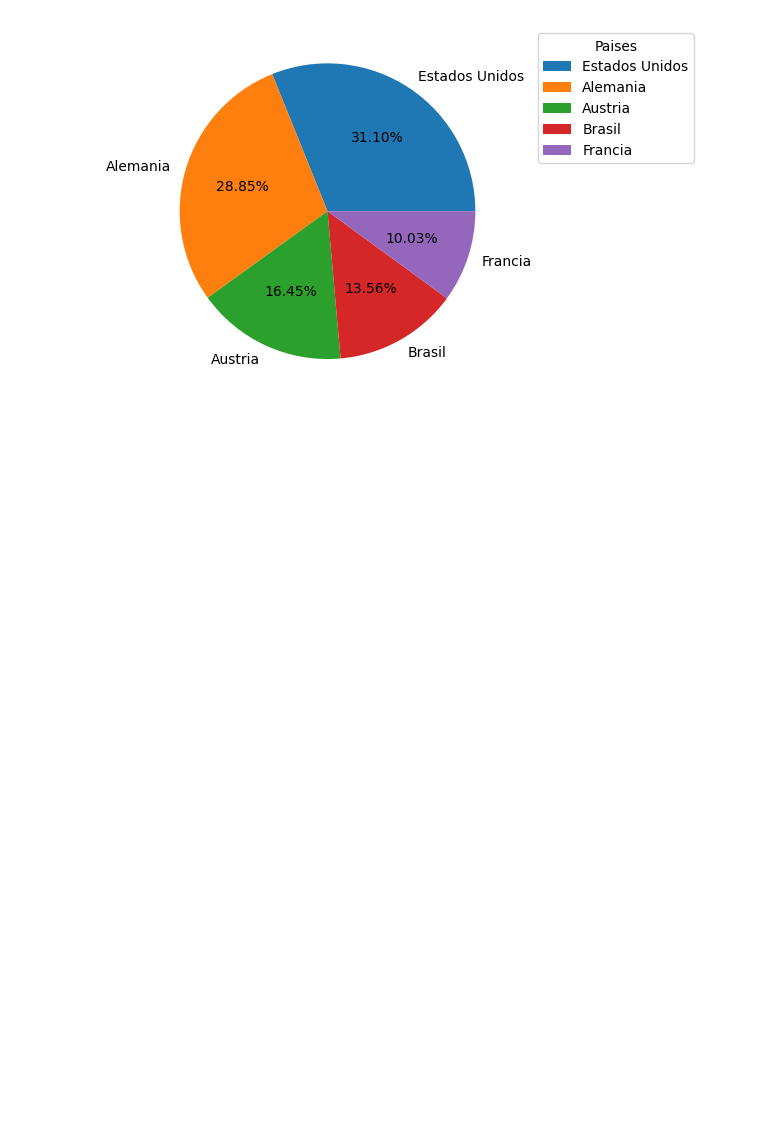
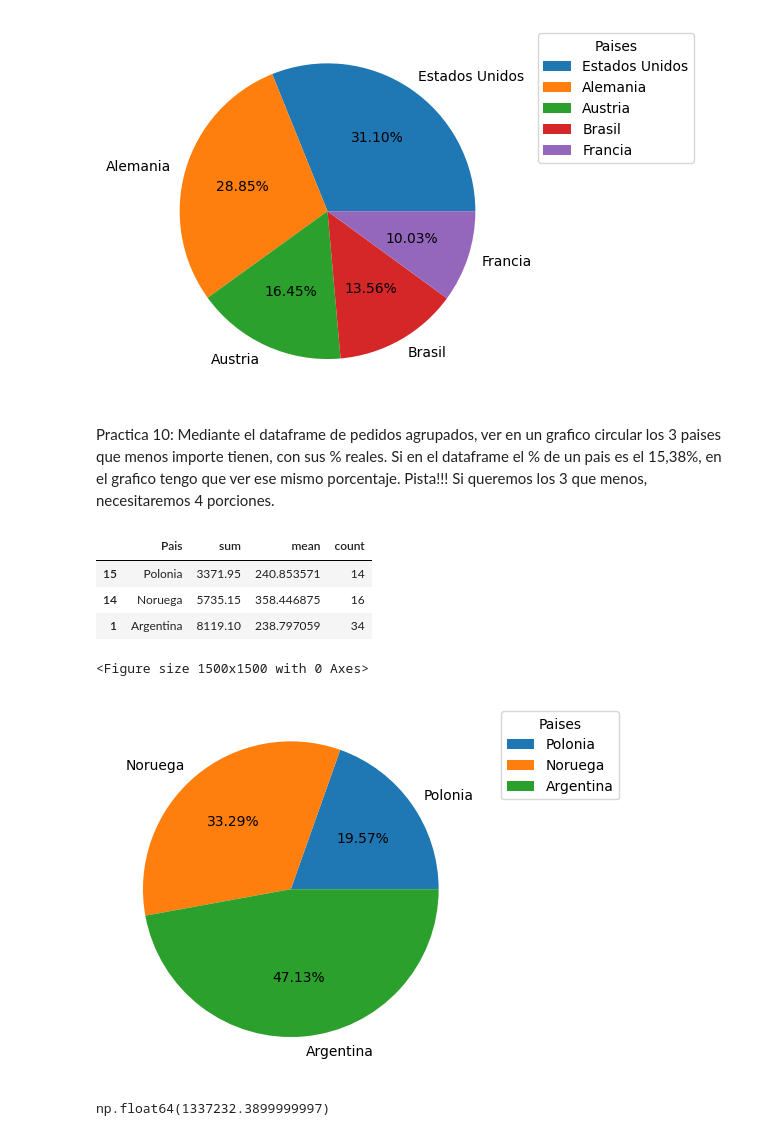
Before and after one commit to rogerloop/2026-04-29_Python3_Ciencia-de-datos-Python-Institute-PCAD-31-Ed2, a Jupyter notebook: 2026-05-11_Python3.ipynb, the cells around one changed output. Cells and saved outputs as stored; diff of their text form; code cells hidden in the pictures; blank space fills up the shorter version.

```diff
--- a/2026-05-11_Python3.ipynb
+++ b/2026-05-11_Python3.ipynb
@@ -225,3 +232,83 @@ plt.show()
 # %% [output]
 <Figure size 1500x1500 with 0 Axes>
 [figure]
+# %% [markdown]
+Practica 10: Mediante el dataframe de pedidos agrupados, ver en un grafico circular los 3 paises que menos importe tienen, con sus % reales.
+Si en el dataframe el % de un pais es el 15,38%, en el grafico tengo que ver
+ese mismo porcentaje.
+Pista!!! Si queremos los 3 que menos, necesitaremos 4 porciones.
+# %%
+pedidos_agrupados_resto = pedidos_agrupados.nsmallest(3, "sum")
+
+pedidos_agrupados_resto
+# %% [output]
+|  | Pais | sum | mean | count |
+| 15 | Polonia | 3371.95 | 240.853571 | 14 |
+| 14 | Noruega | 5735.15 | 358.446875 | 16 |
+| 1 | Argentina | 8119.10 | 238.797059 | 34 |
+# %%
+# 0. Importar las librerias necesarias
+import pandas as pd
+
+# 1. Ajustar la ruta del fichero excel
+
+ruta_excel = "/Users/rogerdefez/Documents/Cursos i Llibres/Curso Barcelona Activa/2026-04-29_Python3_Ciencia-de-datos-Python-Institute-PCAD-31-Ed2/Datos_originales//Datos Pedidos.xlsx"
+
+# 2. Cargar el DataFrame excel con los datos
+pedidos = pd.read_excel(ruta_excel, sheet_name="Datos")
+
+# 3. Crear la agrupacion por pais + suma importes
+
+pedidos.groupby(['Pais'])['Importe'].sum()
+
+
+
+type(pedidos.groupby(['Pais'])['Importe'].sum())
+
+
+
+pedidos.groupby(['Pais'])['Importe'].agg(['sum','mean','count'])
+
+
+
+pedidos.groupby(['Pais'])['Importe'].agg(['sum','mean','count']).reset_index()
+
+
+# Trabajar con una referencia a este dataframe
+pedidos_agrupados = pedidos.groupby(['Pais'])['Importe'].agg(['sum','mean','count']).reset_index()
+
+
+
+# 4. llamar a la libreria y a la clase
+
+import matplotlib.pyplot as plt
+
+pedidos_agrupados_top3 = pedidos_agrupados.nsmallest(3, "sum")
+pedidos_agrupados_resto = pedidos_agrupados.nlargest(len(pedidos_agrupados)-3, "sum")
+
+sum_resto = (pedidos_agrupados.nlargest(len(pedidos_agrupados)-3, "sum")['sum']).sum()
+
+# 5. Para crear un grafico debo reservar espacio en el kernel con figure
+
+plt.figure(figsize=(15,15))
+
+# 6. Crear el gráfico de pastel tipo break , kind = 'pie'
+
+pedidos_agrupados_top3.plot(kind='pie', y='sum', labels=pedidos_agrupados_top3['Pais'], autopct='%1.2f%%')
+
+
+# 7. Anclar leyenda a la parte derecha
+
+plt.legend(title="Paises", bbox_to_anchor=(1.05,1))
+
+
+
+# 3. Llamada al grafico.  plt.show()
+plt.show()
+# %% [output]
+<Figure size 1500x1500 with 0 Axes>
+[figure, added]
+# %%
+sum_resto
+# %% [output]
+np.float64(1337232.3899999997)
```
Also changed, not shown: parts of 4 cells of this notebook, 3 other files.
